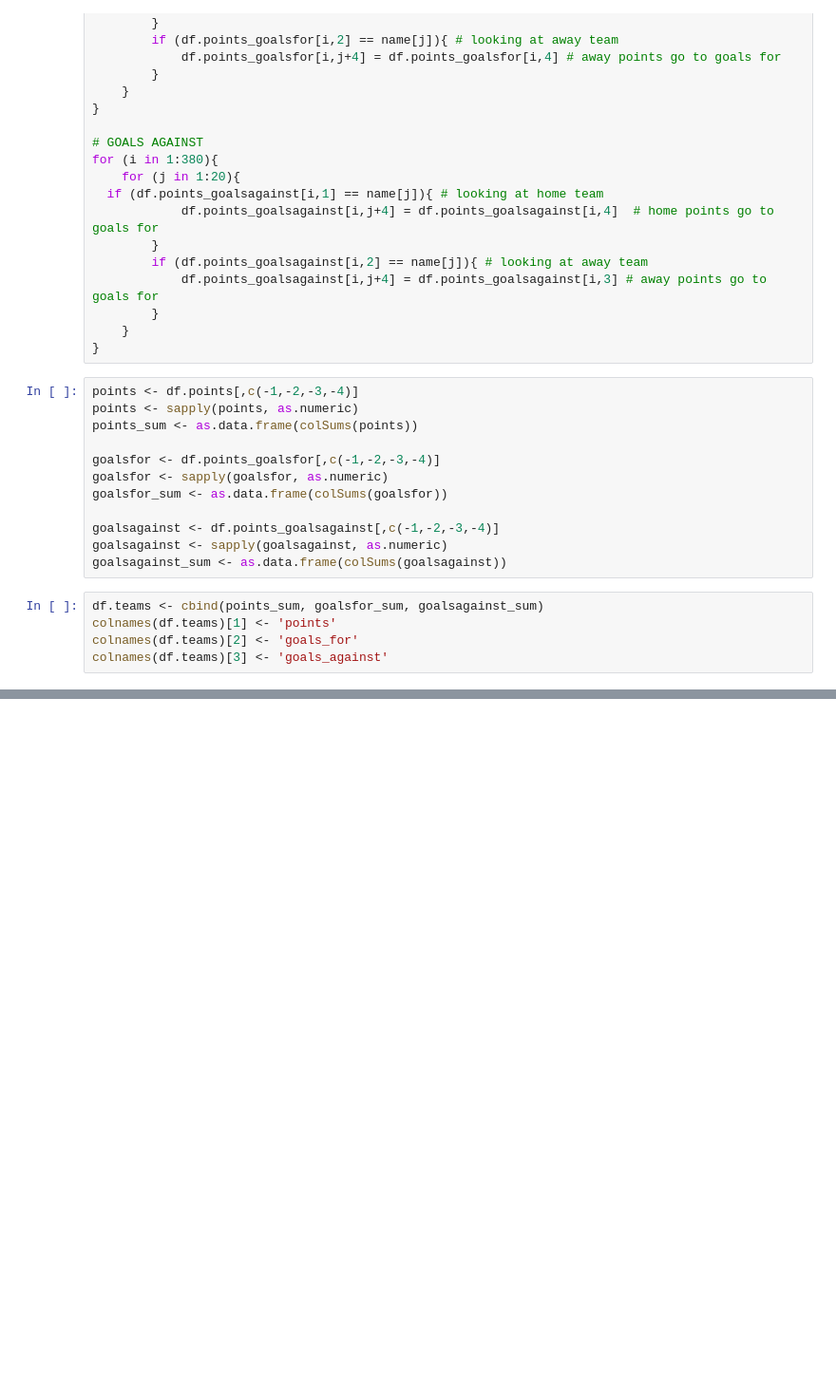
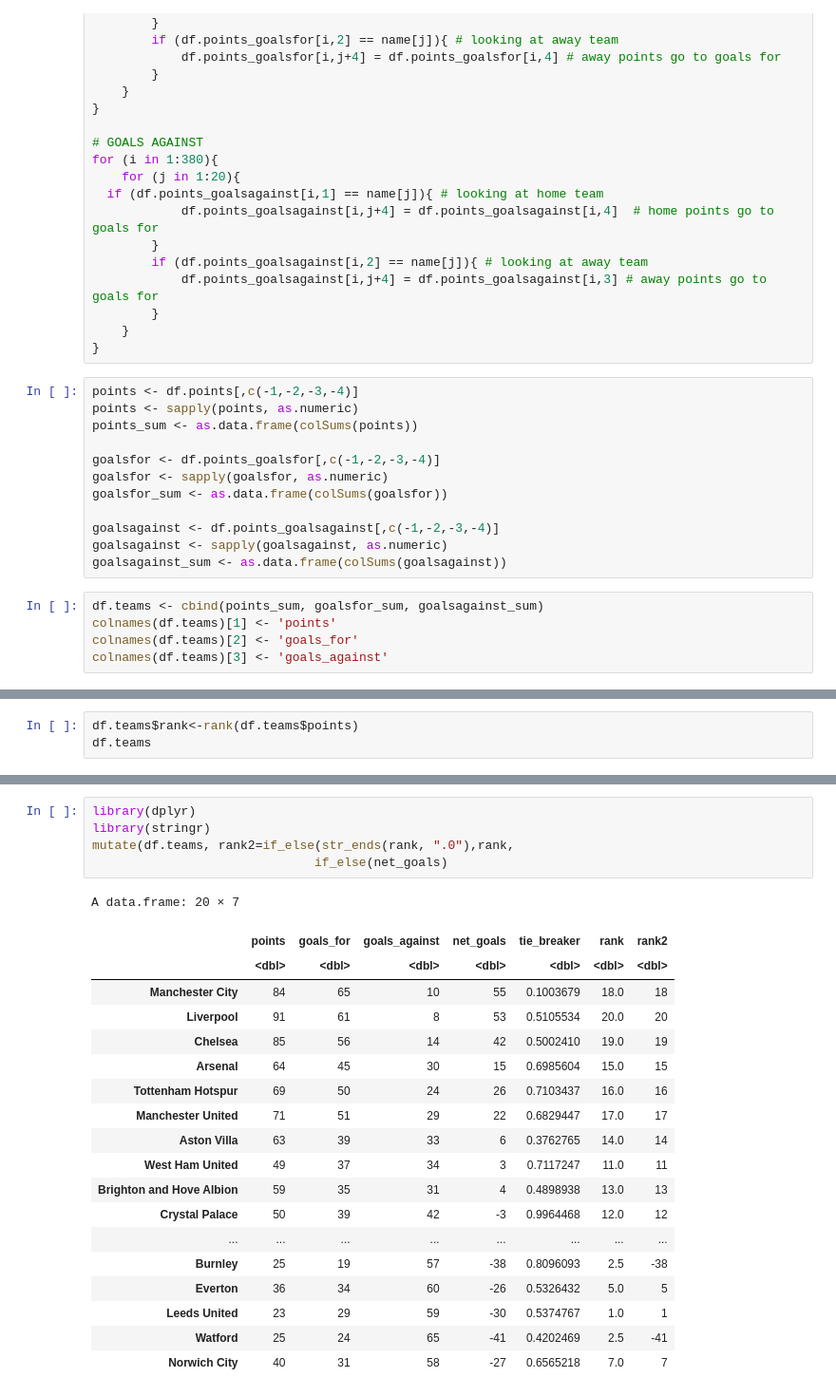
Before and after one commit to kakochanowski/Predicting_Monopoly_Optimization, a Jupyter notebook: assignment2.ipynb, the cells around one changed output, grey strips where cells are left out. Shown: that part at 95% size. Drawn from its saved outputs; the diff is of its cells as text; blank space fills up the shorter version.

```diff
--- a/assignment2.ipynb
+++ b/assignment2.ipynb
@@ -382,0 +369,3 @@ A data.frame: 20 × 3
+# %%
+df.teams$rank<-rank(df.teams$points)
+df.teams
@@ -382,0 +392,25 @@ A data.frame: 20 × 3
+# %%
+library(dplyr)
+library(stringr)
+mutate(df.teams, rank2=if_else(str_ends(rank, ".0"),rank,
+                              if_else(net_goals)
+# %% [output]
+A data.frame: 20 × 7
+|  | points | goals_for | goals_against | net_goals | tie_breaker | rank | rank2 |
+|  | <dbl> | <dbl> | <dbl> | <dbl> | <dbl> | <dbl> | <dbl> |
+| Manchester City | 84 | 65 | 10 | 55 | 0.1003679 | 18.0 | 18 |
+| Liverpool | 91 | 61 | 8 | 53 | 0.5105534 | 20.0 | 20 |
+| Chelsea | 85 | 56 | 14 | 42 | 0.5002410 | 19.0 | 19 |
+| Arsenal | 64 | 45 | 30 | 15 | 0.6985604 | 15.0 | 15 |
+| Tottenham Hotspur | 69 | 50 | 24 | 26 | 0.7103437 | 16.0 | 16 |
+| Manchester United | 71 | 51 | 29 | 22 | 0.6829447 | 17.0 | 17 |
+| Aston Villa | 63 | 39 | 33 | 6 | 0.3762765 | 14.0 | 14 |
+| West Ham United | 49 | 37 | 34 | 3 | 0.7117247 | 11.0 | 11 |
+| Brighton and Hove Albion | 59 | 35 | 31 | 4 | 0.4898938 | 13.0 | 13 |
+| Crystal Palace | 50 | 39 | 42 | -3 | 0.9964468 | 12.0 | 12 |
+| ... | ... | ... | ... | ... | ... | ... | ... |
+| Burnley | 25 | 19 | 57 | -38 | 0.8096093 | 2.5 | -38 |
+| Everton | 36 | 34 | 60 | -26 | 0.5326432 | 5.0 | 5 |
+| Leeds United | 23 | 29 | 59 | -30 | 0.5374767 | 1.0 | 1 |
+| Watford | 25 | 24 | 65 | -41 | 0.4202469 | 2.5 | -41 |
+| Norwich City | 40 | 31 | 58 | -27 | 0.6565218 | 7.0 | 7 |
```
Also changed, not shown: parts of 10 cells of this notebook.
